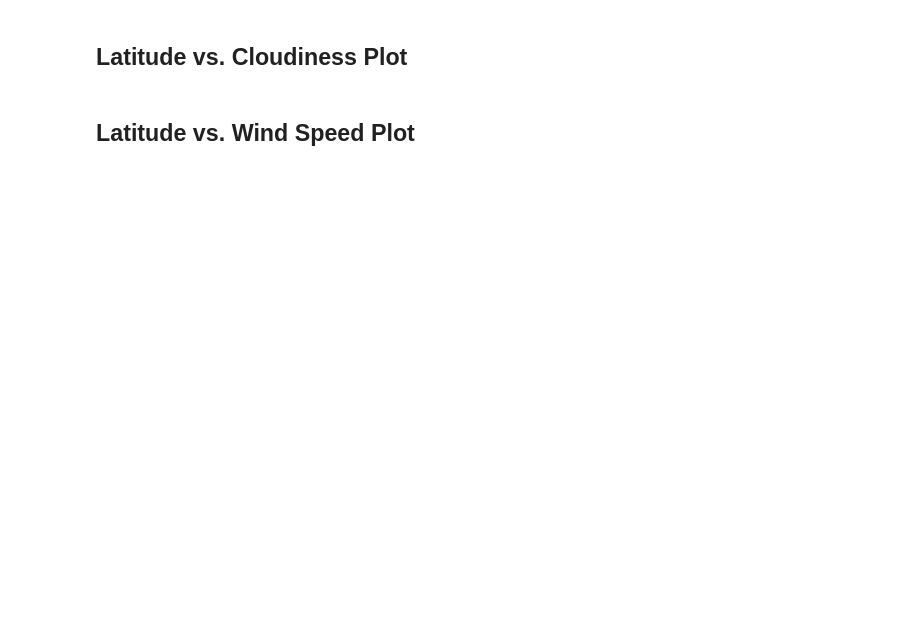
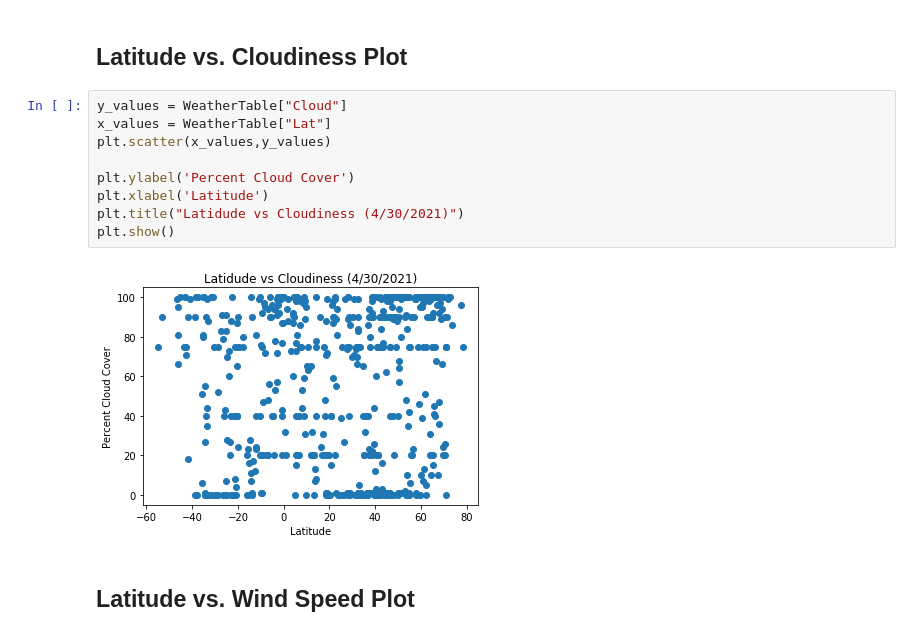
Before and after one commit to DataNinjaPrincess/python-api-challenge, a Jupyter notebook: WeatherPy.ipynb, the cells around one changed output. Saved outputs shown, nothing was run; the diff lists cells and outputs as text; blank space fills up the shorter version.

```diff
--- a/WeatherPy.ipynb
+++ b/WeatherPy.ipynb
@@ -126,4 +179,15 @@ SelectMice
 # %% [markdown]
 ## Latitude vs. Cloudiness Plot
+# %%
+y_values = WeatherTable["Cloud"]
+x_values = WeatherTable["Lat"]
+plt.scatter(x_values,y_values)
+
+plt.ylabel('Percent Cloud Cover')
+plt.xlabel('Latitude')
+plt.title("Latidude vs Cloudiness (4/30/2021)")
+plt.show()
+# %% [output]
+[figure, added]
 # %% [markdown]
 ## Latitude vs. Wind Speed Plot
```
Also changed, not shown: parts of 18 cells of this notebook, 10 other files.
